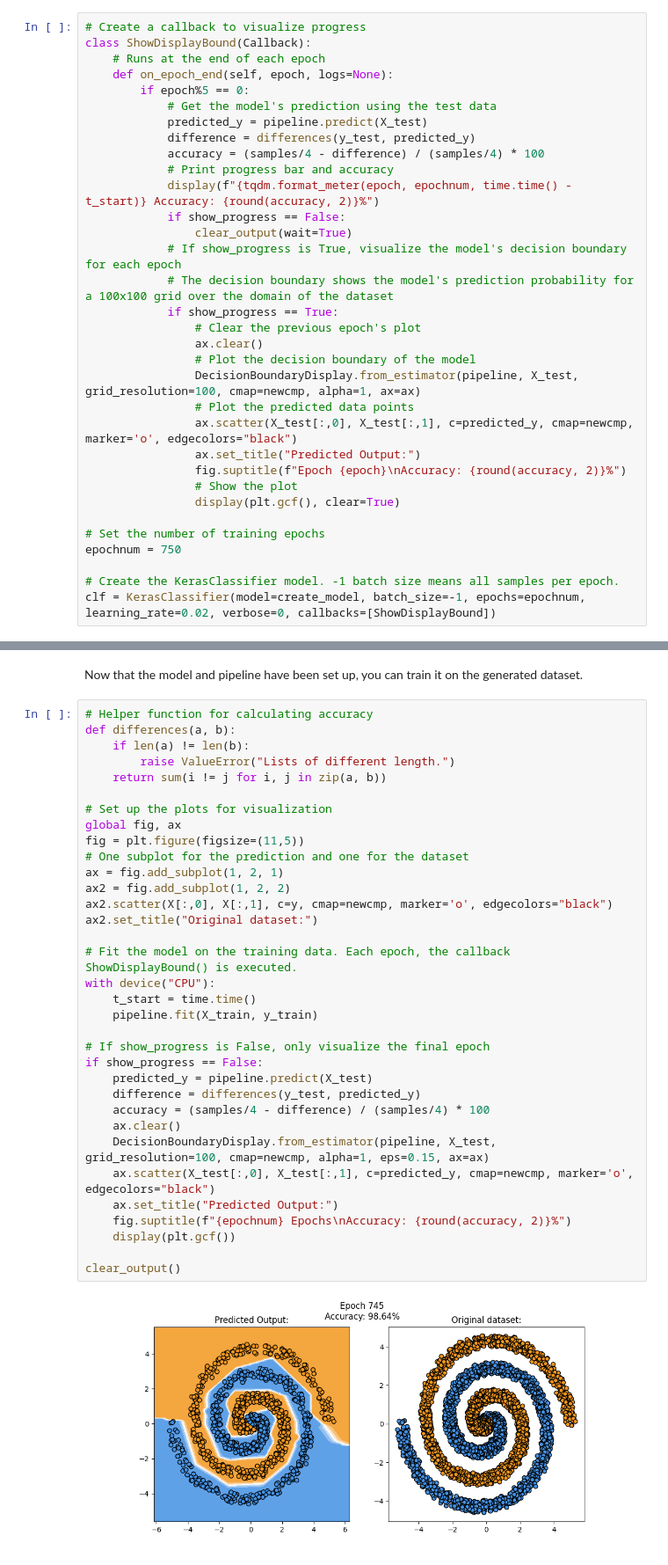
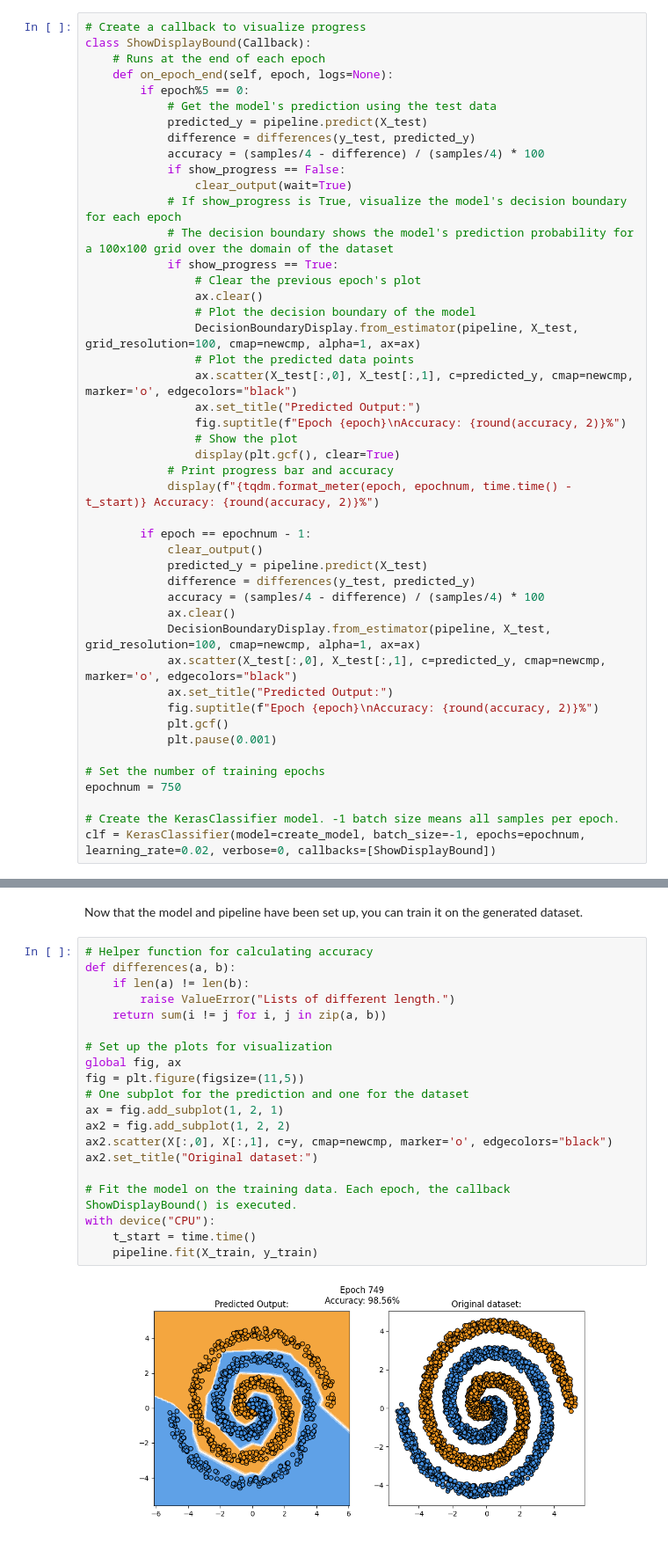
Before and after one commit to jacobtohahn/simple-nn-viz, a Jupyter notebook: simple_nn_decision.ipynb, the cells around one changed output, grey strips where cells are left out. Shown at 88% size. Cells and saved outputs as stored; diff of their text form.

```diff
--- a/simple_nn_decision.ipynb
+++ b/simple_nn_decision.ipynb
@@ -130,8 +130,6 @@ class ShowDisplayBound(Callback):
             predicted_y = pipeline.predict(X_test)
             difference = differences(y_test, predicted_y)
             accuracy = (samples/4 - difference) / (samples/4) * 100
-            # Print progress bar and accuracy
-            display(f"{tqdm.format_meter(epoch, epochnum, time.time() - t_start)} Accuracy: {round(accuracy, 2)}%")
             if show_progress == False:
                 clear_output(wait=True)
             # If show_progress is True, visualize the model's decision boundary for each epoch
@@ -147,6 +145,21 @@ class ShowDisplayBound(Callback):
                 fig.suptitle(f"Epoch {epoch}\nAccuracy: {round(accuracy, 2)}%")
                 # Show the plot
                 display(plt.gcf(), clear=True)
+            # Print progress bar and accuracy
+            display(f"{tqdm.format_meter(epoch, epochnum, time.time() - t_start)} Accuracy: {round(accuracy, 2)}%")
+
+        if epoch == epochnum - 1:
+            clear_output()
+            predicted_y = pipeline.predict(X_test)
+            difference = differences(y_test, predicted_y)
+            accuracy = (samples/4 - difference) / (samples/4) * 100
+            ax.clear()
+            DecisionBoundaryDisplay.from_estimator(pipeline, X_test, grid_resolution=100, cmap=newcmp, alpha=1, ax=ax)
+            ax.scatter(X_test[:,0], X_test[:,1], c=predicted_y, cmap=newcmp, marker='o', edgecolors="black")
+            ax.set_title("Predicted Output:")
+            fig.suptitle(f"Epoch {epoch}\nAccuracy: {round(accuracy, 2)}%")
+            plt.gcf()
+            plt.pause(0.001)
 
 # Set the number of training epochs
 epochnum = 750
@@ -172,36 +185,22 @@ Now that the model and pipeline have been set up, you can train it on the genera
 # %%
 # Helper function for calculating accuracy
 def differences(a, b):
     if len(a) != len(b):
         raise ValueError("Lists of different length.")
     return sum(i != j for i, j in zip(a, b))
 
 # Set up the plots for visualization
 global fig, ax
 fig = plt.figure(figsize=(11,5))
 # One subplot for the prediction and one for the dataset
 ax = fig.add_subplot(1, 2, 1)
 ax2 = fig.add_subplot(1, 2, 2)
 ax2.scatter(X[:,0], X[:,1], c=y, cmap=newcmp, marker='o', edgecolors="black")
 ax2.set_title("Original dataset:")
 
 # Fit the model on the training data. Each epoch, the callback ShowDisplayBound() is executed.
 with device("CPU"):
     t_start = time.time()
     pipeline.fit(X_train, y_train)
-
-# If show_progress is False, only visualize the final epoch
-if show_progress == False:
-    predicted_y = pipeline.predict(X_test)
-    difference = differences(y_test, predicted_y)
-    accuracy = (samples/4 - difference) / (samples/4) * 100
-    ax.clear()
-    DecisionBoundaryDisplay.from_estimator(pipeline, X_test, grid_resolution=100, cmap=newcmp, alpha=1, eps=0.15, ax=ax)
-    ax.scatter(X_test[:,0], X_test[:,1], c=predicted_y, cmap=newcmp, marker='o', edgecolors="black")
-    ax.set_title("Predicted Output:")
-    fig.suptitle(f"{epochnum} Epochs\nAccuracy: {round(accuracy, 2)}%")
-    display(plt.gcf())
-
-clear_output()
 # %% [output]
-[figure, old version]
+[figure, new version]
```
Also changed, not shown: parts of 1 cell of this notebook, 1 other file.
